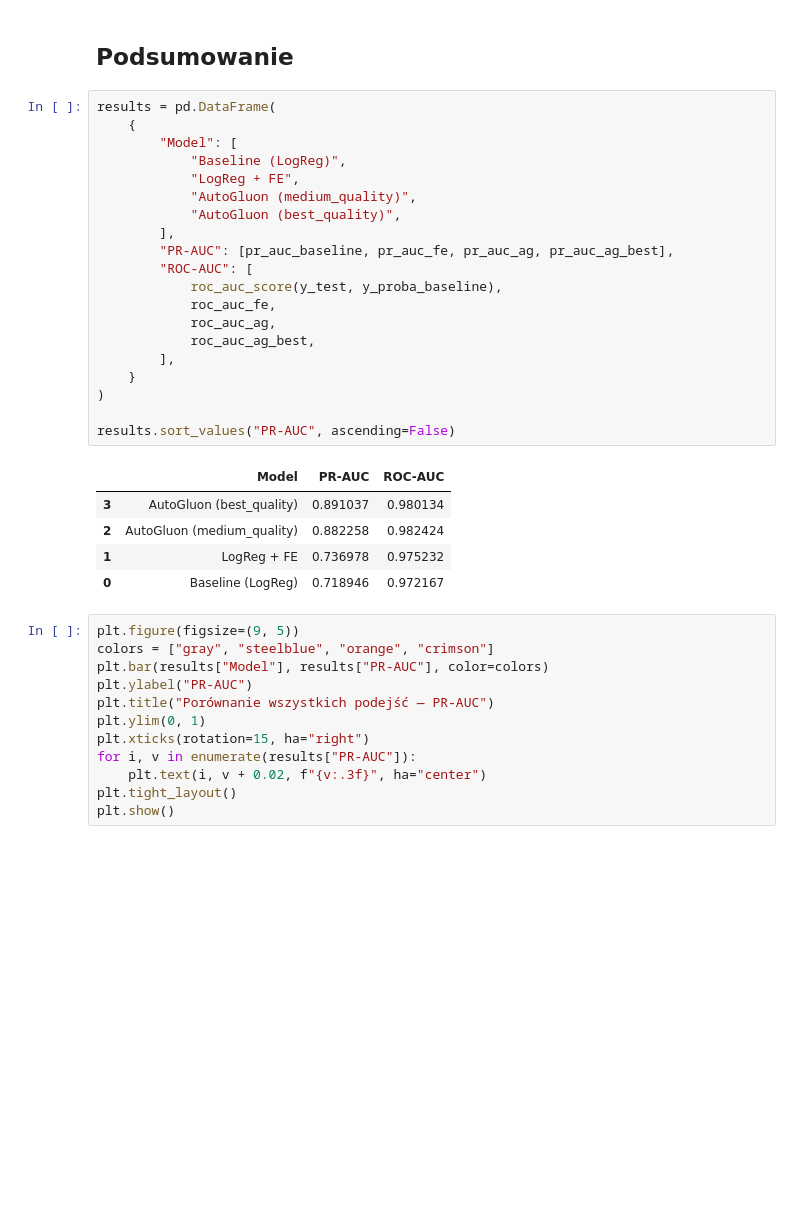
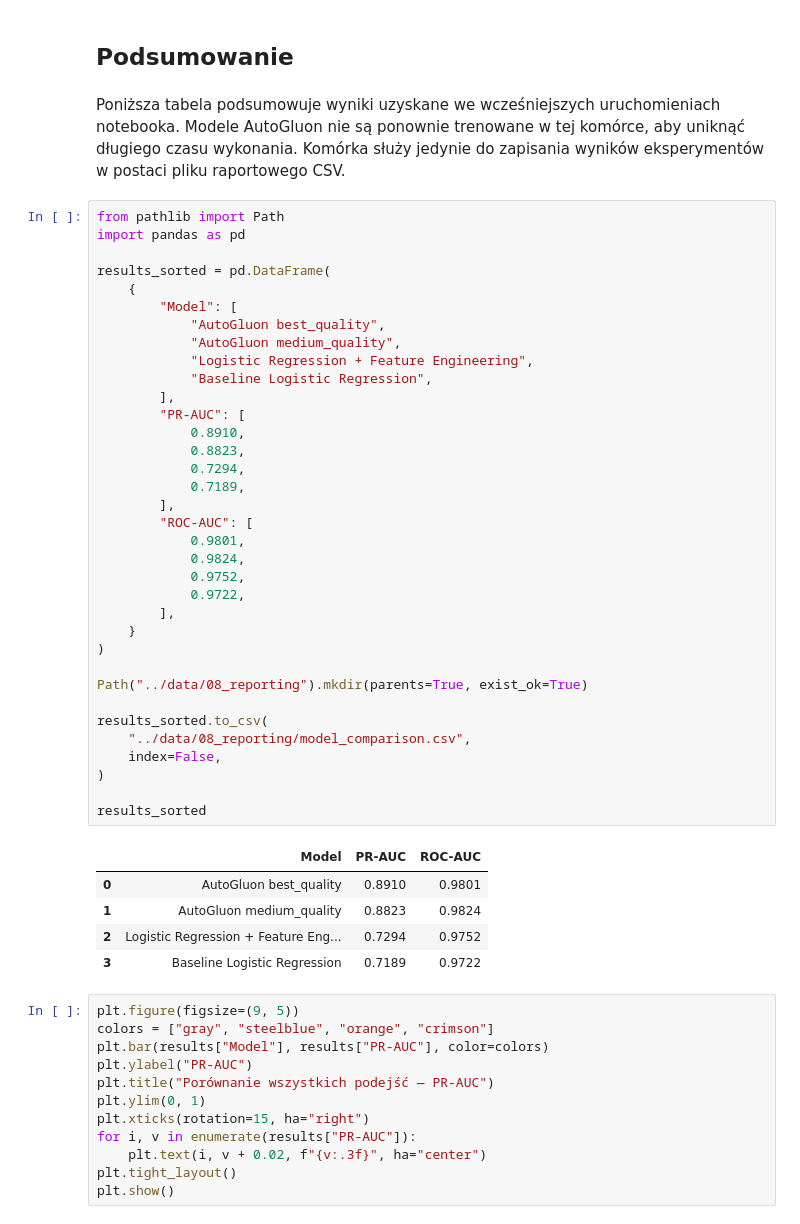
Before and after one commit to maarisaay/credit_card_fraud_project, a Jupyter notebook: notebooks/AG_FE_experiments.ipynb, the cells around one changed output. Saved outputs shown, nothing was run; the diff lists cells and outputs as text; blank space fills up the shorter version.

Commit message:
Add API monitoring and experiment reporting artifacts

```diff
--- a/notebooks/AG_FE_experiments.ipynb
+++ b/notebooks/AG_FE_experiments.ipynb
@@ -259,32 +259,49 @@ PR-AUC (best_quality):  0.8910
 ROC-AUC (best_quality): 0.9801
 # %% [markdown]
 ## Podsumowanie
-# %%
-results = pd.DataFrame(
-    {
-        "Model": [
-            "Baseline (LogReg)",
-            "LogReg + FE",
-            "AutoGluon (medium_quality)",
-            "AutoGluon (best_quality)",
-        ],
-        "PR-AUC": [pr_auc_baseline, pr_auc_fe, pr_auc_ag, pr_auc_ag_best],
-        "ROC-AUC": [
-            roc_auc_score(y_test, y_proba_baseline),
-            roc_auc_fe,
-            roc_auc_ag,
-            roc_auc_ag_best,
-        ],
-    }
-)
-
-results.sort_values("PR-AUC", ascending=False)
-# %% [output]
-|  | Model | PR-AUC | ROC-AUC |
-| 3 | AutoGluon (best_quality) | 0.891037 | 0.980134 |
-| 2 | AutoGluon (medium_quality) | 0.882258 | 0.982424 |
-| 1 | LogReg + FE | 0.736978 | 0.975232 |
-| 0 | Baseline (LogReg) | 0.718946 | 0.972167 |
+# %% [markdown]
+Poniższa tabela podsumowuje wyniki uzyskane we wcześniejszych uruchomieniach notebooka. Modele AutoGluon nie są ponownie trenowane w tej komórce, aby uniknąć długiego czasu wykonania. Komórka służy jedynie do zapisania wyników eksperymentów w postaci pliku raportowego CSV.
+# %%
+from pathlib import Path
+import pandas as pd
+
+results_sorted = pd.DataFrame(
+    {
+        "Model": [
+            "AutoGluon best_quality",
+            "AutoGluon medium_quality",
+            "Logistic Regression + Feature Engineering",
+            "Baseline Logistic Regression",
+        ],
+        "PR-AUC": [
+            0.8910,
+            0.8823,
+            0.7294,
+            0.7189,
+        ],
+        "ROC-AUC": [
+            0.9801,
+            0.9824,
+            0.9752,
+            0.9722,
+        ],
+    }
+)
+
+Path("../data/08_reporting").mkdir(parents=True, exist_ok=True)
+
+results_sorted.to_csv(
+    "../data/08_reporting/model_comparison.csv",
+    index=False,
+)
+
+results_sorted
+# %% [output]
+|  | Model | PR-AUC | ROC-AUC |
+| 0 | AutoGluon best_quality | 0.8910 | 0.9801 |
+| 1 | AutoGluon medium_quality | 0.8823 | 0.9824 |
+| 2 | Logistic Regression + Feature Eng... | 0.7294 | 0.9752 |
+| 3 | Baseline Logistic Regression | 0.7189 | 0.9722 |
 # %%
 plt.figure(figsize=(9, 5))
 colors = ["gray", "steelblue", "orange", "crimson"]
```
Also changed, not shown: parts of 1 cell of this notebook, 3 other files.
